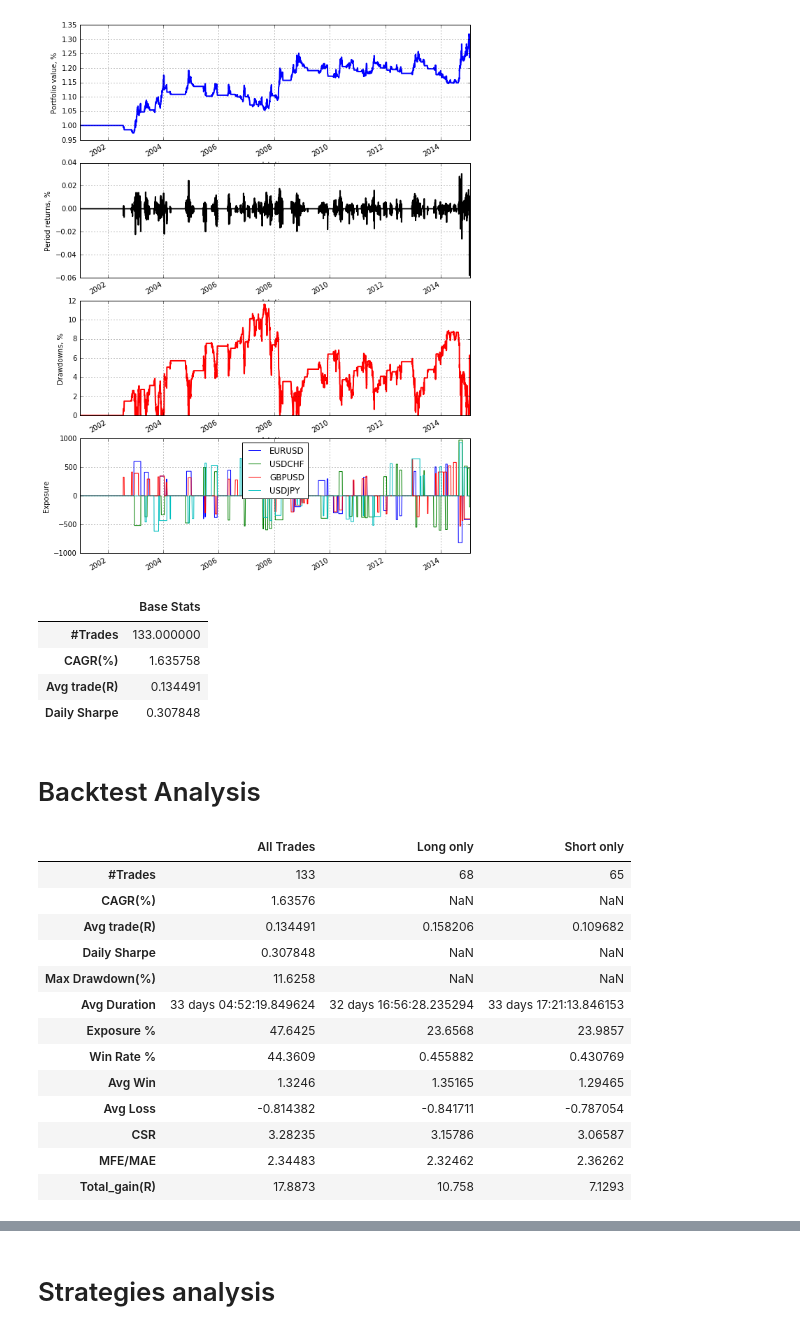
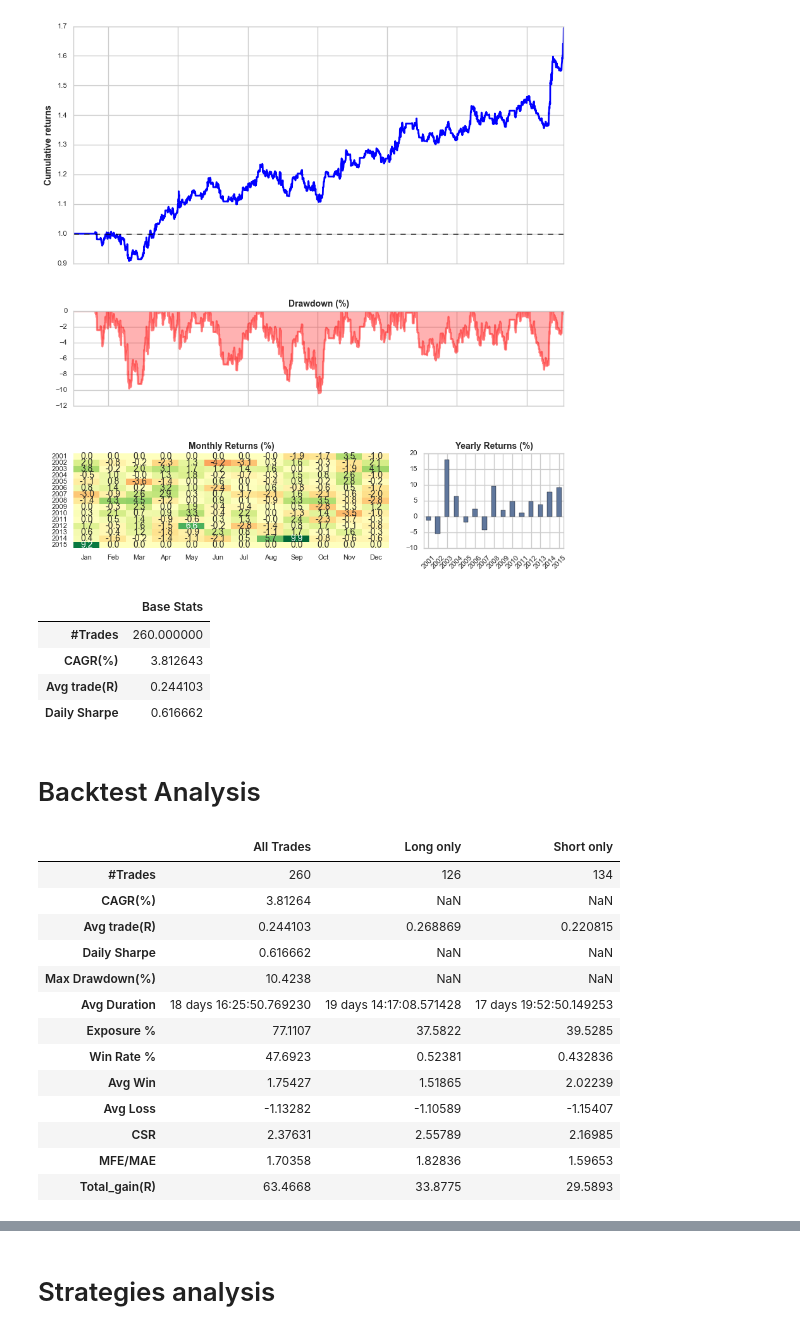
Before and after one commit to JeromeMoreau/pyTrading2, a Jupyter notebook: Backtest.ipynb, the cells around one changed output, grey strips where cells are left out. Saved outputs shown, nothing was run; the diff lists cells and outputs as text; code cells hidden in the pictures.

Commit message:
Implemented BacktestStatistics(AbstractStatistics) Fixed bug in ArcticDataHandler

```diff
--- a/Backtest.ipynb
+++ b/Backtest.ipynb
@@ -17,7 +17,7 @@ from strategies.PA_test import PA_Test
 %matplotlib inline
 
 #PARAMETERS
-symbol_list= ['EURUSD','GBPUSD','USDJPY','USDCHF']
+symbol_list= ['EURUSD']
 risk= 0.01
 equity = 1000.0
 leverage = 20
@@ -34,10 +34,10 @@ prices= ArcticDatabaseDataHandler(events_queue=events_queue, symbol_list=symbol_
                              timeframe='D1', start_date=start_date,end_date=end_date,data_vendor='FX')
 
 strategy_4 = DonchianBreakout(prices,events_queue, entry_lookback=200, exit_lookback=100, atr_stop=3.,TP_atr=5.,name='DC_200x100')
-#strategy_5 = RSI_Trading_Strategy(prices,events_queue,rsi_lookback=15, rsi_trigger_offset=25,trailing_stop_atr=1.8, take_profit_atr=3)
-#strategy_6 = PA_Test(prices,events_queue,atr_stop=1.8,TP_atr=4.)
+strategy_5 = RSI_Trading_Strategy(prices,events_queue,rsi_lookback=15, rsi_trigger_offset=25,trailing_stop_atr=1.8, take_profit_atr=3)
+strategy_6 = PA_Test(prices,events_queue,atr_stop=1.8,TP_atr=4.)
 
-manager = StrategyManager([strategy_4])
+manager = StrategyManager([strategy_4,strategy_5,strategy_6])
 
 
 portfolio = Portfolio(events_queue=events_queue, prices=prices,account=account,strat_manager=manager,risk_per_trade = risk)
@@ -48,7 +48,7 @@ execution = SimulatedExecution(events_queue,prices,spread=0.0003)
 backtest = BacktestEngine(events_queue, prices, execution, portfolio, manager)
 
 backtest.backtest_trading()
-backtest.stats.plot_performance()
+backtest.stats.plot_results()
 backtest.stats.output_base_stats()
 # %% [output]
 0%                          100%
@@ -57,28 +57,28 @@ Total time elapsed: 00:00:10
-[figure, old version]
+[figure, new version]
 |  | Base Stats |
-| #Trades | 133.000000 |
-| CAGR(%) | 1.635758 |
-| Avg trade(R) | 0.134491 |
-| Daily Sharpe | 0.307848 |
+| #Trades | 260.000000 |
+| CAGR(%) | 3.812643 |
+| Avg trade(R) | 0.244103 |
+| Daily Sharpe | 0.616662 |
 # %% [markdown]
 # Backtest Analysis
 # %%
-backtest.stats.output_full_stats()
+backtest.stats.get_results()
 # %% [output]
 |  | All Trades | Long only | Short only |
-| #Trades | 133 | 68 | 65 |
-| CAGR(%) | 1.63576 | NaN | NaN |
-| Avg trade(R) | 0.134491 | 0.158206 | 0.109682 |
-| Daily Sharpe | 0.307848 | NaN | NaN |
-| Max Drawdown(%) | 11.6258 | NaN | NaN |
-| Avg Duration | 33 days 04:52:19.849624 | 32 days 16:56:28.235294 | 33 days 17:21:13.846153 |
-| Exposure % | 47.6425 | 23.6568 | 23.9857 |
-| Win Rate % | 44.3609 | 0.455882 | 0.430769 |
-| Avg Win | 1.3246 | 1.35165 | 1.29465 |
-| Avg Loss | -0.814382 | -0.841711 | -0.787054 |
-| CSR | 3.28235 | 3.15786 | 3.06587 |
-| MFE/MAE | 2.34483 | 2.32462 | 2.36262 |
-| Total_gain(R) | 17.8873 | 10.758 | 7.1293 |
+| #Trades | 260 | 126 | 134 |
+| CAGR(%) | 3.81264 | NaN | NaN |
+| Avg trade(R) | 0.244103 | 0.268869 | 0.220815 |
+| Daily Sharpe | 0.616662 | NaN | NaN |
+| Max Drawdown(%) | 10.4238 | NaN | NaN |
+| Avg Duration | 18 days 16:25:50.769230 | 19 days 14:17:08.571428 | 17 days 19:52:50.149253 |
+| Exposure % | 77.1107 | 37.5822 | 39.5285 |
+| Win Rate % | 47.6923 | 0.52381 | 0.432836 |
+| Avg Win | 1.75427 | 1.51865 | 2.02239 |
+| Avg Loss | -1.13282 | -1.10589 | -1.15407 |
+| CSR | 2.37631 | 2.55789 | 2.16985 |
+| MFE/MAE | 1.70358 | 1.82836 | 1.59653 |
+| Total_gain(R) | 63.4668 | 33.8775 | 29.5893 |
 # %%
 trades = backtest.stats.trades
 trades_per_years = trades.open_date.groupby(trades.open_date.dt.year).count()
```
Also changed, not shown: parts of 7 cells of this notebook, 14 other files.
